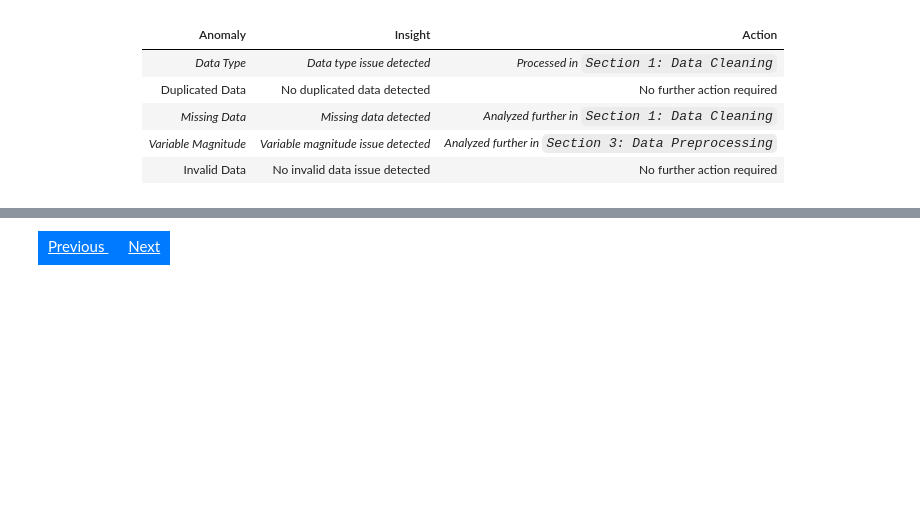
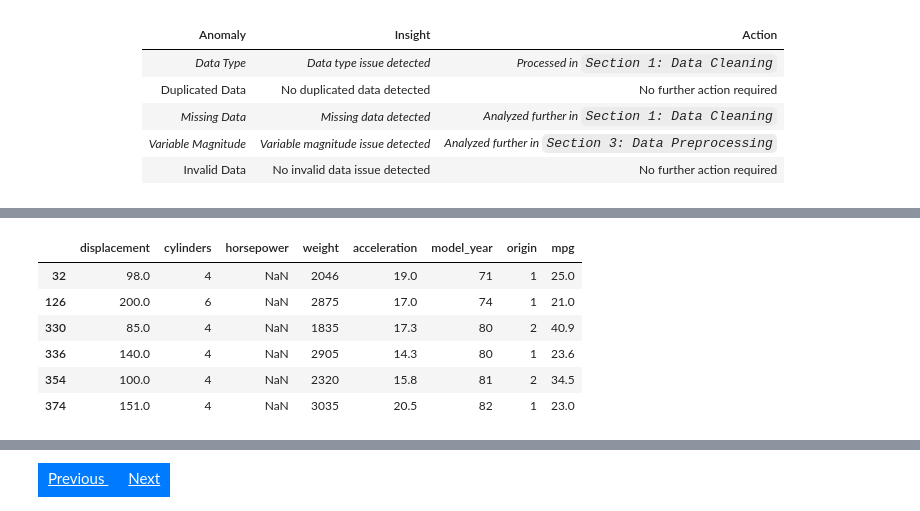
Before and after one commit to garudapaksi-yusuf/Auto_MPG_Prediction, a Jupyter notebook: notebook/__1_data_understanding.ipynb, the cells around one changed output, grey strips where cells are left out. Saved outputs shown, nothing was run; the diff lists cells and outputs as text; code cells hidden in the pictures; blank space fills up the shorter version.

```diff
--- a/notebook/__1_data_understanding.ipynb
+++ b/notebook/__1_data_understanding.ipynb
@@ -194,0 +259,11 @@ Data Audit:
+# %%
+# slice missing data in dataset
+data[data['horsepower'].isnull()]
+# %% [output]
+|  | displacement | cylinders | horsepower | weight | acceleration | model_year | origin | mpg |
+| 32 | 98.0 | 4 | NaN | 2046 | 19.0 | 71 | 1 | 25.0 |
+| 126 | 200.0 | 6 | NaN | 2875 | 17.0 | 74 | 1 | 21.0 |
+| 330 | 85.0 | 4 | NaN | 1835 | 17.3 | 80 | 2 | 40.9 |
+| 336 | 140.0 | 4 | NaN | 2905 | 14.3 | 80 | 1 | 23.6 |
+| 354 | 100.0 | 4 | NaN | 2320 | 15.8 | 81 | 2 | 34.5 |
+| 374 | 151.0 | 4 | NaN | 3035 | 20.5 | 82 | 1 | 23.0 |
```
Also changed, not shown: parts of 25 cells of this notebook, 1 other file.
